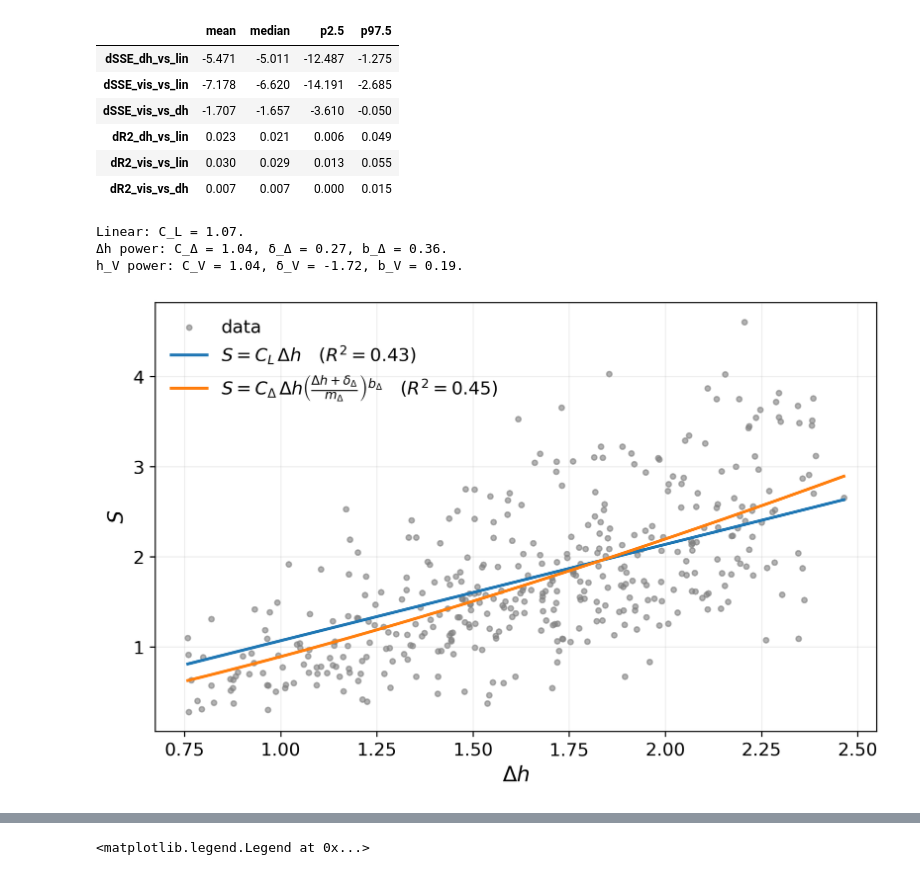
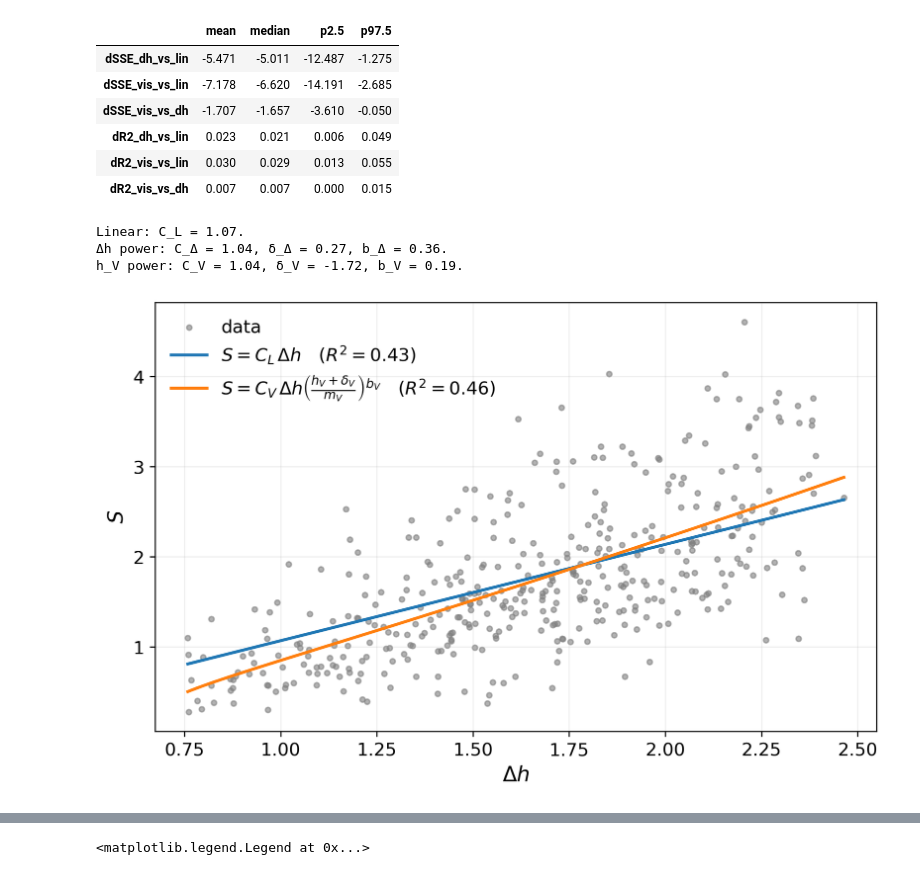
Before and after one commit to octavia-crompton/russian-river-seepage, a Jupyter notebook: notebooks/3 Seepage vs DeltaH model fits.ipynb, the cells around one changed output, grey strips where cells are left out. Cells and saved outputs as stored; diff of their text form; code cells hidden in the pictures.

```diff
--- a/notebooks/3 Seepage vs DeltaH model fits.ipynb
+++ b/notebooks/3 Seepage vs DeltaH model fits.ipynb
@@ -857,13 +857,24 @@ ys_lin = model_linear(C_lin, xs)
 ys_dh  = model_offset_power_delta_h(C_dh,  off_dh,  b_dh,  xs, delta_h_ref)
 ys_vis = model_offset_power_visitor_h(C_vis, off_vis, b_vis, xs, hs, visitor_h_ref)
 
-# optional smoothing of visitor curve for visualization only
+# --- Option A: Savitzky–Golay smoothing of raw visitor curve ---
 try:
     from scipy.signal import savgol_filter
     w = max(7, int(0.02 * len(xs)) | 1)            # odd window ~2% of length
-    ys_vis_plot = savgol_filter(ys_vis, w, polyorder=2, mode="interp")
+    ys_vis_savgol = savgol_filter(ys_vis, w, polyorder=2, mode="interp")
 except Exception:
-    ys_vis_plot = ys_vis
+    ys_vis_savgol = ys_vis
+
+# --- Option B: regression-fitted h_V(Δh) → smooth visitor curve ---
+# Fit h_V = a + b·Δh on the full dataset, then predict h_V from Δh
+from numpy.polynomial.polynomial import polyfit, polyval as pval
+_coeffs = polyfit(x_all, h_all, deg=1)          # [intercept, slope]
+hs_reg  = pval(xs, _coeffs)                     # predicted h_V along sorted Δh
+ys_vis_reg = model_offset_power_visitor_h(C_vis, off_vis, b_vis, xs, hs_reg, visitor_h_ref)
+
+# --- Choose visitor-curve variant: "savgol" or "regression" ---
+vis_smooth_method = "regression"
+ys_vis_plot = ys_vis_reg if vis_smooth_method == "regression" else ys_vis_savgol
 
 # compute centered R2 on the same subset
 r2_lin = r2_centered(y_all, model_linear(C_lin, x_all))
@@ -943,36 +954,36 @@ else:
     lab_lin, lab_dh, lab_vis = lab_lin_C, lab_dh_C, lab_vis_C
 
 # =============================================
 # Font sizes
 # =============================================
 FONTSIZE_LABEL  = 14
 FONTSIZE_TICK   = 12
 FONTSIZE_LEGEND = 12
 FONTSIZE_CAP    = 10
 
 # plot
 fig, ax = plt.subplots(figsize=(7.5, 4.8))
 ax.scatter(x_all, y_all, s=12, c="0.5", alpha=0.6, label="data")
 ax.plot(xs, ys_lin, lw=2, label=lab_lin)
-ax.plot(xs, ys_dh,  lw=2, label=lab_dh)
-# ax.plot(xs, ys_vis_plot, lw=2, label=lab_vis)
+# ax.plot(xs, ys_dh,  lw=2, label=lab_dh)
+ax.plot(xs, ys_vis_plot, lw=2, label=lab_vis)
 
 ax.set_xlabel(r"$\Delta h$", fontsize=FONTSIZE_LABEL)
 ax.set_ylabel(r"$S$", fontsize=FONTSIZE_LABEL)
 ax.tick_params(labelsize=FONTSIZE_TICK)
 ax.legend(frameon=False, loc="upper left", fontsize=FONTSIZE_LEGEND)
 ax.grid(alpha=0.2)
 
 if legend_style == "C":
     print(caption_C)
 
 plt.tight_layout()
 plt.show()
 # %% [output]
 Linear: C_L = 1.07.
 Δh power: C_Δ = 1.04, δ_Δ = 0.27, b_Δ = 0.36.
 h_V power: C_V = 1.04, δ_V = -1.72, b_V = 0.19.
-[figure, old version]
+[figure, new version]
 # %%
 # --- smooth the visitor model line for visualization only ---
 
```
Also changed, not shown: parts of 1 cell of this notebook, 18 other files.
